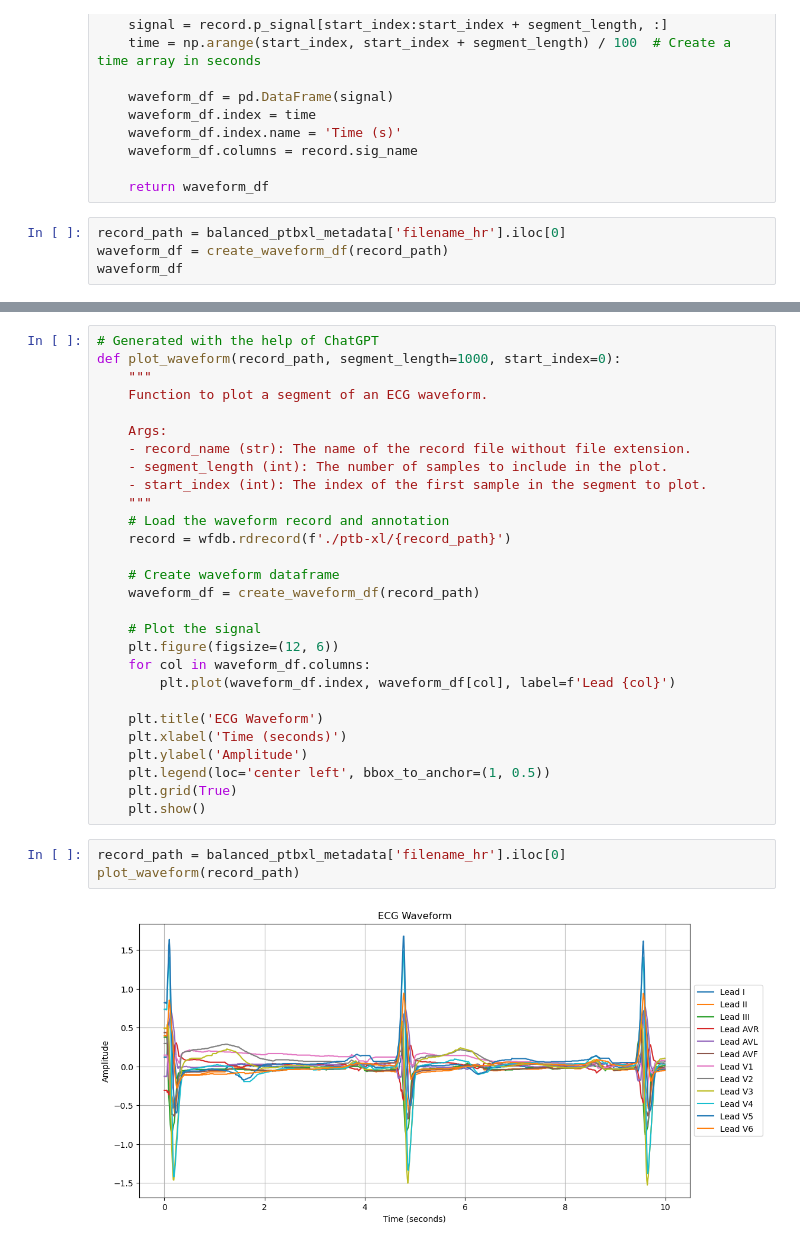
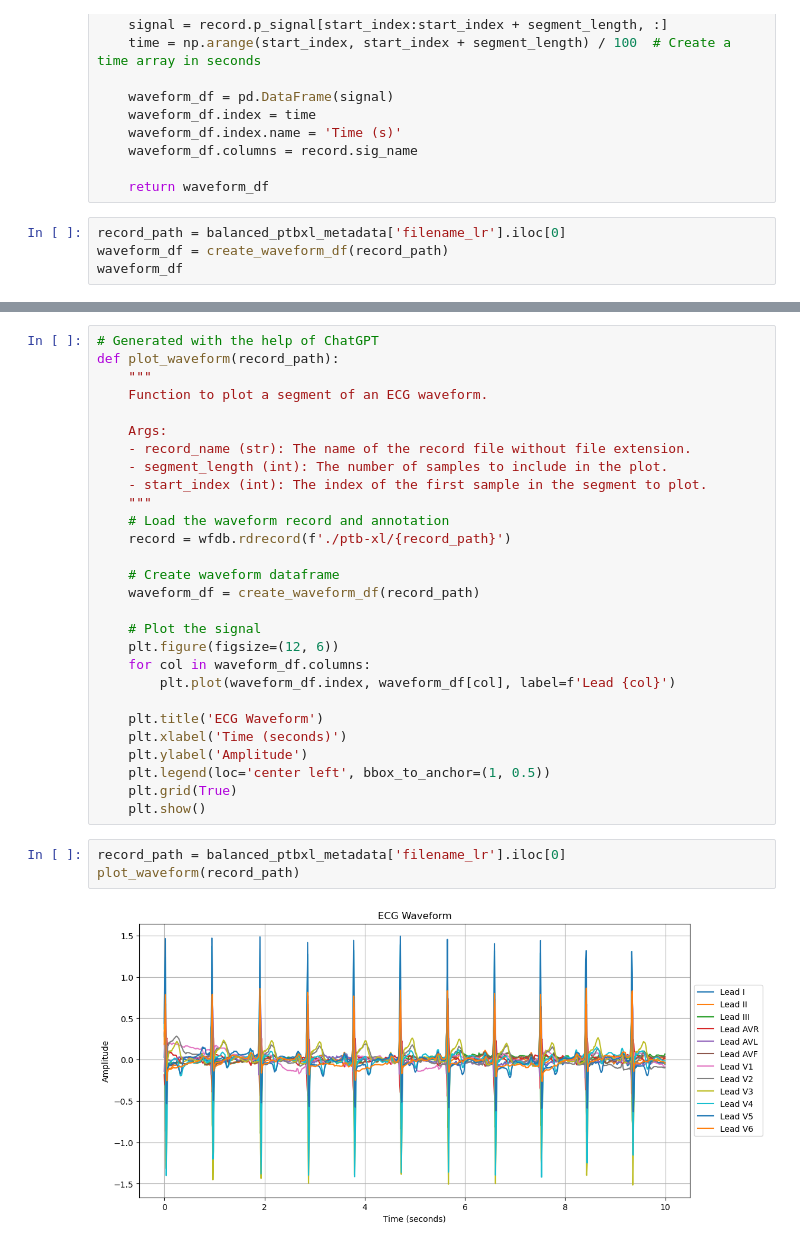
Before and after one commit to lijmr/ecg-autoencoder, a Jupyter notebook: Cleaning_and_Analysis.ipynb, the cells around one changed output, grey strips where cells are left out. Cells and saved outputs as stored; diff of their text form.

```diff
--- a/Cleaning_and_Analysis.ipynb
+++ b/Cleaning_and_Analysis.ipynb
@@ -161,7 +163,7 @@ def create_waveform_df(record_path, segment_length=1000, start_index=0):
 
     return waveform_df
 # %%
-record_path = balanced_ptbxl_metadata['filename_hr'].iloc[0]
+record_path = balanced_ptbxl_metadata['filename_lr'].iloc[0]
 waveform_df = create_waveform_df(record_path)
 waveform_df
 # %% [output]
@@ -181,7 +183,7 @@ waveform_df
 1000 rows × 12 columns
 # %%
 # Generated with the help of ChatGPT
-def plot_waveform(record_path, segment_length=1000, start_index=0):
+def plot_waveform(record_path):
     """
     Function to plot a segment of an ECG waveform.
 
@@ -208,10 +210,10 @@ def plot_waveform(record_path, segment_length=1000, start_index=0):
     plt.grid(True)
     plt.show()
 # %%
-record_path = balanced_ptbxl_metadata['filename_hr'].iloc[0]
+record_path = balanced_ptbxl_metadata['filename_lr'].iloc[0]
 plot_waveform(record_path)
 # %% [output]
-[figure, old version]
+[figure, new version]
 # %%
 # Generate new CSV files
 for ecg_id in balanced_ptbxl_metadata.index:
```
Also changed, not shown: parts of 5 cells of this notebook.
